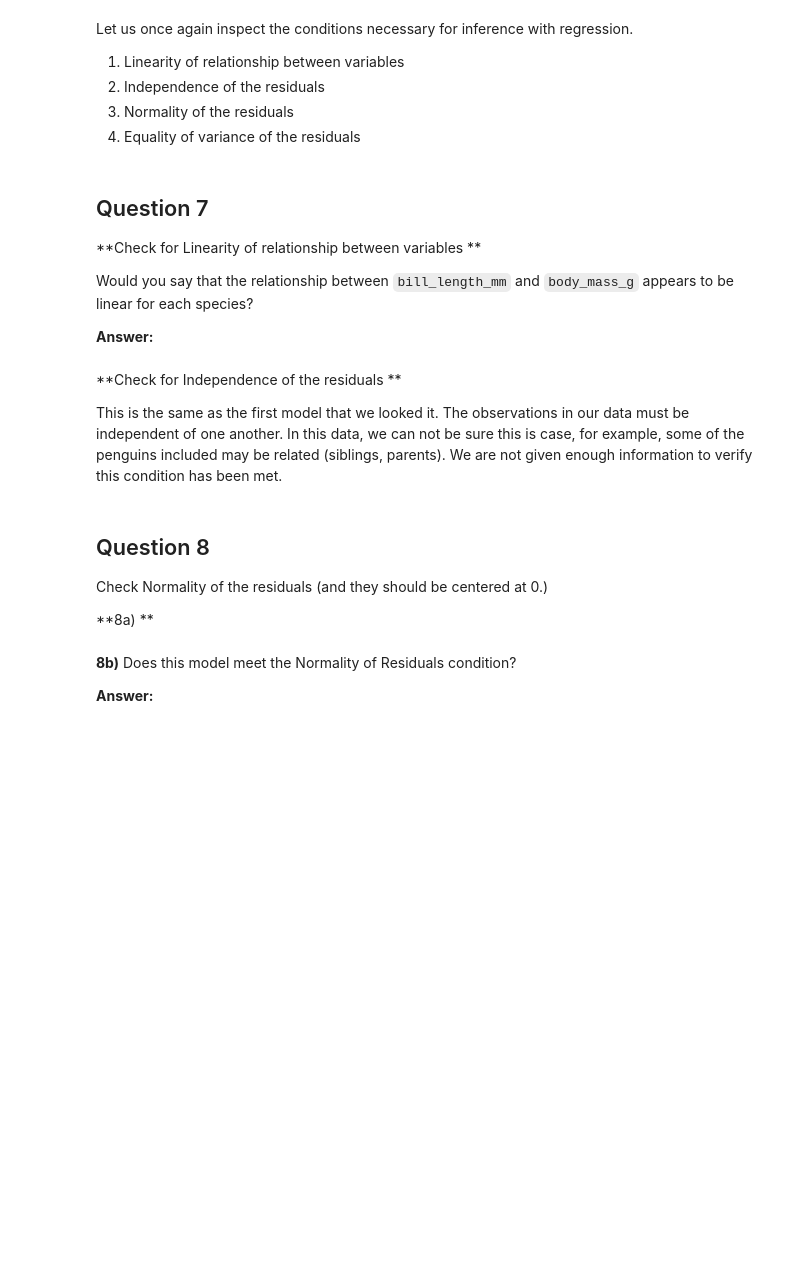
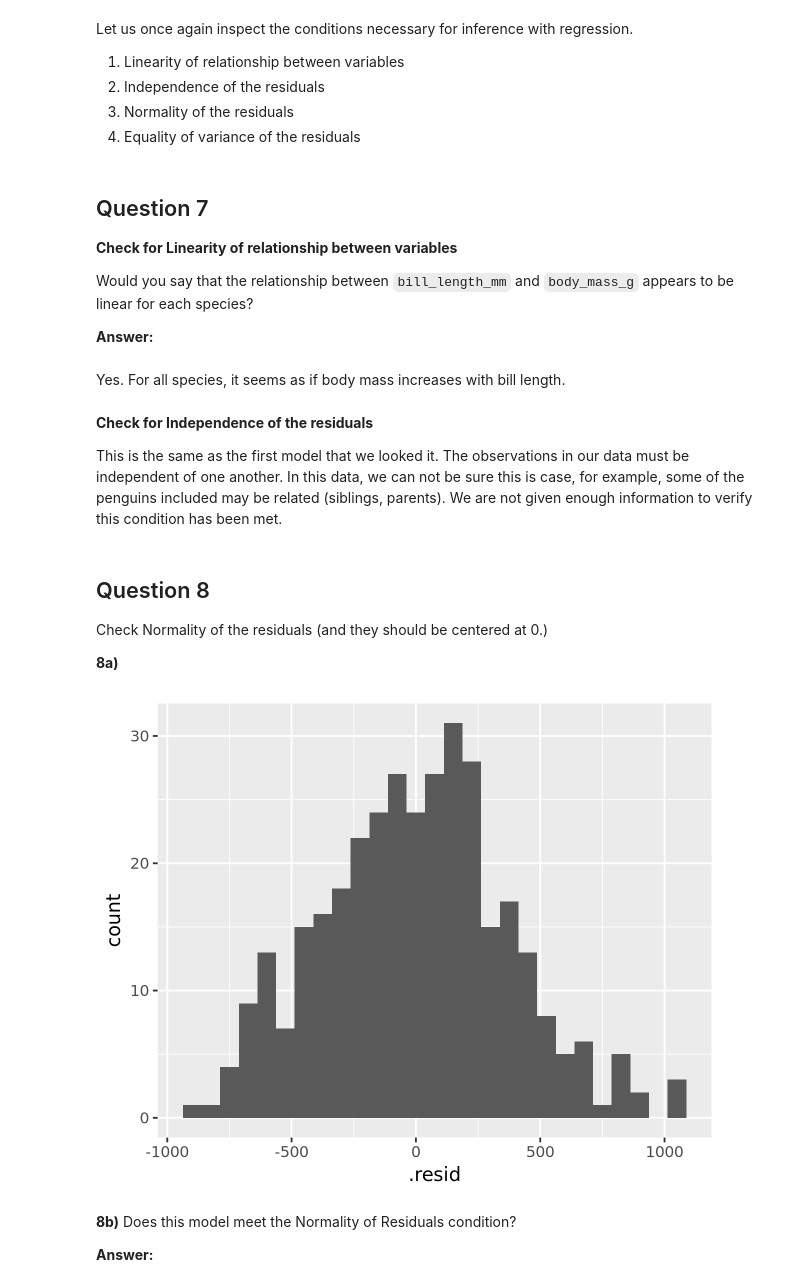
Before and after one commit to UNC-DATA-730/unit-10-assignment-pnewmattunc, a Jupyter notebook: assignment10.ipynb, the cells around one changed output. Saved outputs shown, nothing was run; the diff lists cells and outputs as text; code cells hidden in the pictures; blank space fills up the shorter version.

```diff
--- a/assignment10.ipynb
+++ b/assignment10.ipynb
@@ -309,14 +325,16 @@ regression.
 # %% [markdown]
 ## Question 7
 
-**Check for Linearity of relationship between variables **
+**Check for Linearity of relationship between variables**
 
 Would you say that the relationship between `bill_length_mm` and
 `body_mass_g` appears to be linear for each species?
 
 **Answer:**
+# %% [markdown]
+Yes. For all species, it seems as if body mass increases with bill length.
 # %% [markdown]
-**Check for Independence of the residuals **
+**Check for Independence of the residuals**
 
 This is the same as the first model that we looked it. The observations
 in our data must be independent of one another. In this data, we can not
@@ -328,9 +346,14 @@ verify this condition has been met.
 
 Check Normality of the residuals (and they should be centered at 0.)
 
-**8a) **
+**8a)**
 # %%
 #Add code for the histogram:
+augment(pen_parallel, new_data = pen) |>
+    ggplot(aes(x = .resid)) +
+    geom_histogram(binwidth = 75)
+# %% [output]
+[figure, added]
 # %% [markdown]
 **8b)** Does this model meet the Normality of Residuals condition?
 
```
Also changed, not shown: parts of 14 cells of this notebook.
